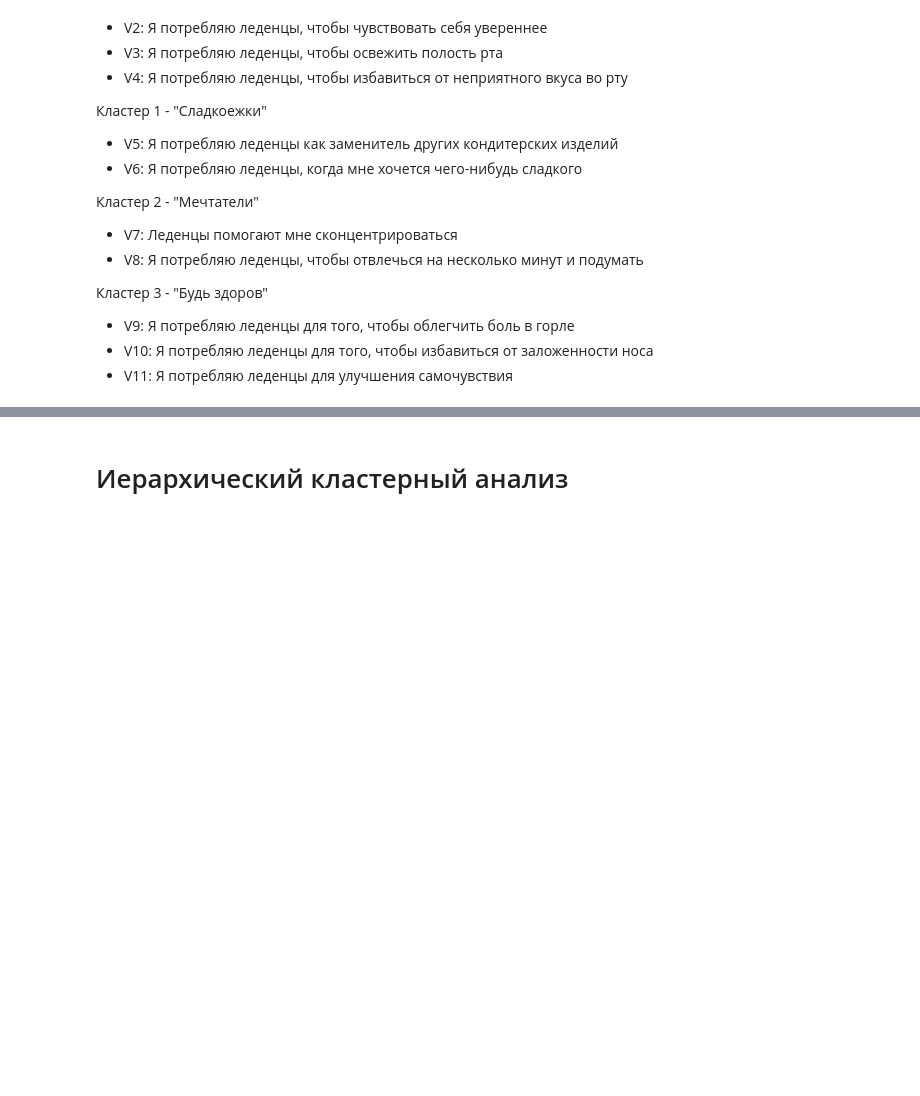
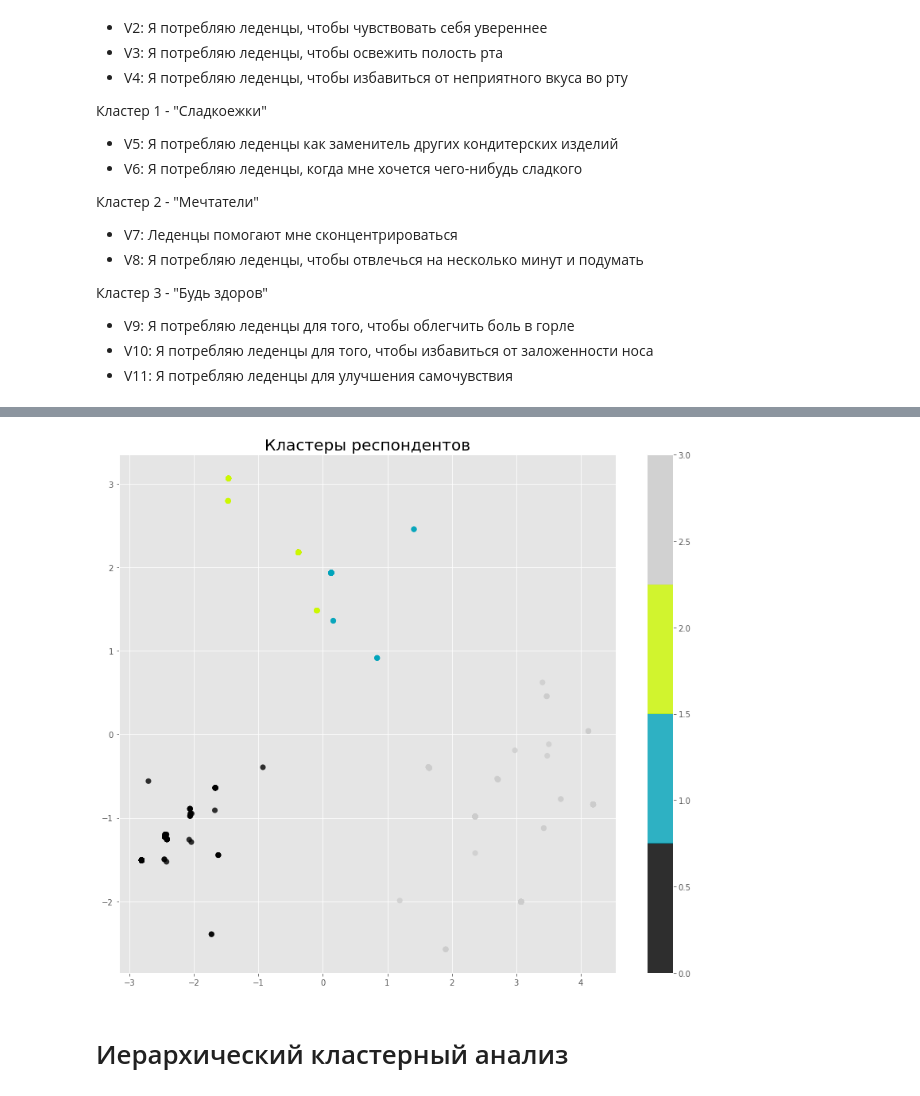
Before and after one commit to RuslanLat/pet_project, a Jupyter notebook: homework/ sweetmeats.ipynb, the cells around one changed output, grey strips where cells are left out. Cells and saved outputs as stored; diff of their text form; code cells hidden in the pictures; blank space fills up the shorter version.

Commit message:
добавлена визуализация кластеров

```diff
--- a/homework/ sweetmeats.ipynb
+++ b/homework/ sweetmeats.ipynb
@@ -318,3 +320,26 @@ plt.show()
+# %%
+# импорт библиотеки для понижения размерности данных
+from sklearn.decomposition import PCA
+pca = PCA(n_components=2, random_state=42)
+# %%
+# оценки респондентов
+X = df.iloc[:,:-1]
+# %%
+# кластеры
+y = df['cluster_kmeans']
+# %%
+# понижение размерности данных
+X_reduced = pca.fit_transform(X)
+# %%
+# визуализация кластеров
+plt.figure(figsize=(14,12))
+plt.scatter(X_reduced[:,0], X_reduced[:,1], c=y, cmap=plt.cm.get_cmap('nipy_spectral', 4),
+            edgecolor='none', alpha=0.8, s=50)
+plt.colorbar()
+plt.title('Кластеры респондентов', fontsize=20)
+plt.show()
+# %% [output]
+[figure, added]
 # %% [markdown]
 # Иерархический кластерный анализ
 # %%
```
Also changed, not shown: parts of 5 cells of this notebook.
